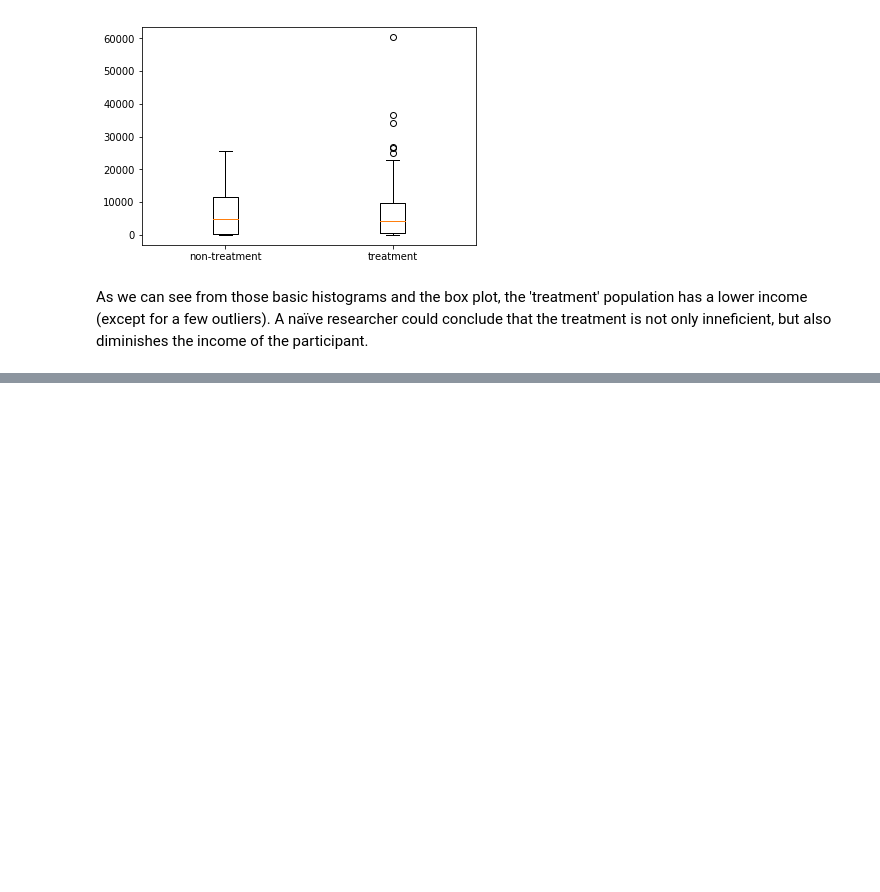
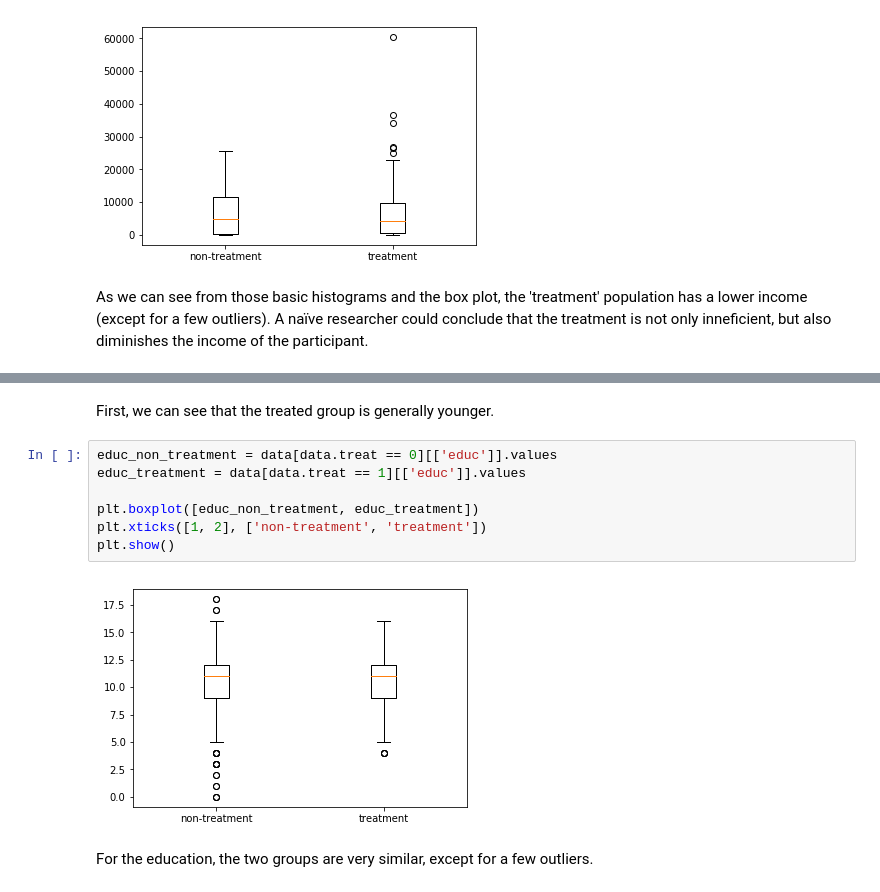
Before and after one commit to RadoslawDryzner/LeRepoDuGuerrier, a Jupyter notebook: Homework04/Homework 4.ipynb, the cells around one changed output, grey strips where cells are left out. Saved outputs shown, nothing was run; the diff lists cells and outputs as text; blank space fills up the shorter version.

```diff
--- a/Homework04/Homework 4.ipynb
+++ b/Homework04/Homework 4.ipynb
@@ -57,0 +74,13 @@ A naïve researcher could conclude that the treatment is not only inneficient, b
+# %% [markdown]
+First, we can see that the treated group is generally younger.
+# %%
+educ_non_treatment = data[data.treat == 0][['educ']].values
+educ_treatment = data[data.treat == 1][['educ']].values
+
+plt.boxplot([educ_non_treatment, educ_treatment])
+plt.xticks([1, 2], ['non-treatment', 'treatment'])
+plt.show()
+# %% [output]
+[figure, added]
+# %% [markdown]
+For the education, the two groups are very similar, except for a few outliers.
```
Also changed, not shown: parts of 17 cells of this notebook.
